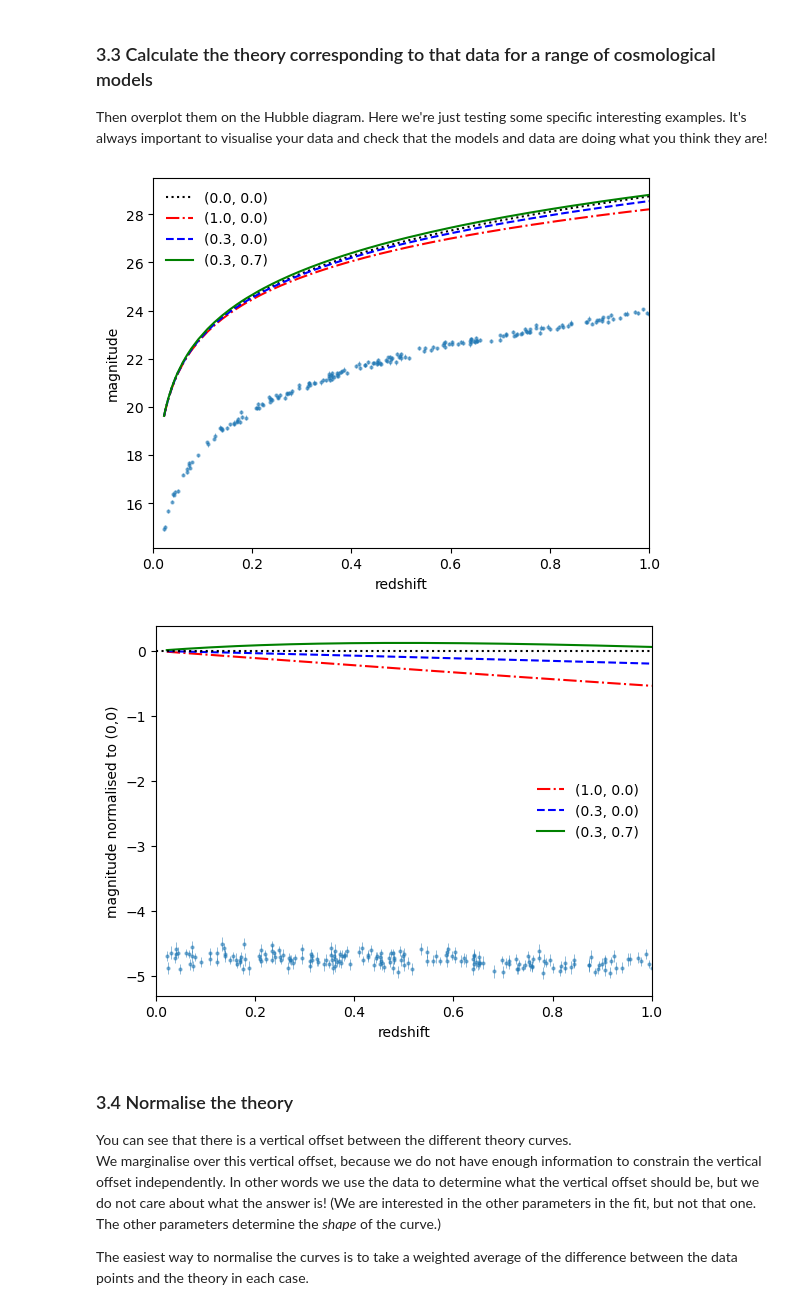
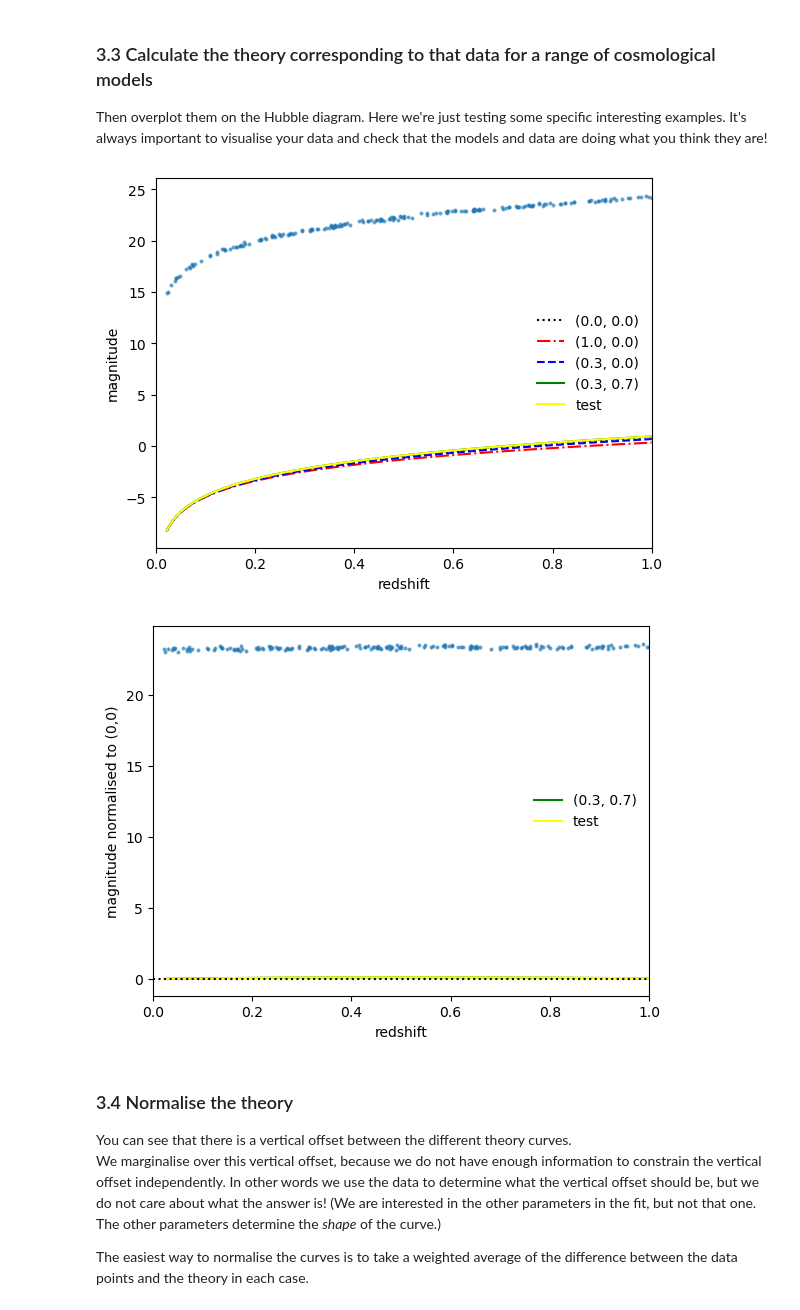
Before and after one commit to naidee/Cosmology-Project, a Jupyter notebook: cosmo/docs/notebooks/Fit_ModelsPrez.ipynb, the cells around one changed output. Saved outputs shown, nothing was run; the diff lists cells and outputs as text; code cells hidden in the pictures.

Commit message:
Real data fit marginalisation ready. Conformal time plots done

```diff
--- a/cosmo/docs/notebooks/Fit_ModelsPrez.ipynb
+++ b/cosmo/docs/notebooks/Fit_ModelsPrez.ipynb
@@ -20,7 +20,7 @@ Note that the absolute magnitude of the SNe is about -19.5, but it enters as an
 import numpy as np
 from matplotlib import pyplot as plt
 from scipy import integrate
-
+import math
 # And set some constants
 c = 299792.458 # km/s (speed of light)
 H0kmsmpc = 70.  # Hubble constant in km/s/Mpc
@@ -52,8 +52,36 @@ def dist_mod(zs, om=0.3, orr=0.0, ol=0.7, w0=-1.0, wa=0.0):
     lum_dist = D * (1 + zs)
     dist_mod = 5 * np.log10(lum_dist) # Distance modulus
     # Add an arbitrary constant that's approximately the log of c on Hubble constant minus absolute magnitude of -19.5
-    dist_mod = dist_mod + np.log(c/H0kmsmpc)-(-19.5)  # You can actually skip this step and it won't make a difference to our fitting
+    # dist_mod = dist_mod + np.log(c/H0kmsmpc)-(-19.5)  # You can actually skip this step and it won't make a difference to our fitting
     return dist_mod
+
+# The distance modulus
+def dist_mod_test(zs, om=0.3, orr=0.0, ol=0.7, w0=-1.0, wa=0.0):
+    """ Calculate the distance modulus, correcting for curvature"""
+    ok = 1.0 - om - orr - ol
+    keypoints = np.linspace(0.0,max(zs),100)
+    xxkey = np.array([integrate.quad(ezinv, 0, z, args=(om, orr, ol, w0, wa))[0] for z in keypoints])
+    xx = np.ones([len(zs)])
+    for i, z in enumerate(zs):
+        closeind = np.argmin(abs(z*np.ones([100]) - keypoints))
+        closexxkey = xxkey[closeind]
+        closez = keypoints[closeind]
+        if closez < z:
+            g = ((xxkey[closeind+1] - closexxkey)/(keypoints[closeind+1] - closez))
+            a = (closexxkey-(g*closez))
+            xx[i] = g*z + a
+        elif closez > z:
+            g = ((closexxkey - xxkey[closeind-1] )/(closez - keypoints[closeind-1]))
+            a = (closexxkey-(g*closez))
+            xx[i] = g*z + a
+        else:
+            xx[i] = closexxkey
+    D = Sk(xx, ok)
+    lum_dist = D * (1 + zs)
+    dist_mod = 5 * np.log10(lum_dist) # Distance modulus
+    # Add an arbitrary constant that's approximately the log of c on Hubble constant minus absolute magnitude of -19.5
+    # dist_mod = dist_mod + np.log(c/H0kmsmpc)-(-19.5)  # You can actually skip this step and it won't make a difference to our fitting
+    return dist_mod
 # %%
 w0=-1.0
 wa=0.0
@@ -89,7 +117,7 @@ def read_data(model_name):
     muerr=d[:,2]
     return zs, mu, muerr
 
-zs, mu, muerr = read_data('Data3')
+zs, mu, muerr = read_data('Data1')
 
 # Plot it to see what it looks like, this is called a Hubble diagram
 plt.errorbar(zs,mu,yerr=muerr,fmt='.',elinewidth=0.7,markersize=4,alpha=0.5)
@@ -106,35 +134,38 @@ It's always important to visualise your data and check that the models and data
 # %%
 mu_om00_ox00 = dist_mod(zs,om=0.0,ol=0.0)  # We're going to use this empty model as a benchmark to compare the others to
 mu_om10_ox00 = dist_mod(zs,om=1.0,ol=0.0)
 mu_om03_ox00 = dist_mod(zs,om=0.3,ol=0.0)
 mu_om03_ox07 = dist_mod(zs,om=0.3,ol=0.7)
+test = dist_mod_test(zs,om=0.3,ol=0.7)
 
 # Plot it to see what it looks like, this is called a Hubble diagram
 plt.errorbar(zs,mu,yerr=muerr,fmt='.',elinewidth=0.7,markersize=4,alpha=0.5)
 plt.plot(zs,mu_om00_ox00,':',color='black',label='(0.0, 0.0)')
 plt.plot(zs,mu_om10_ox00,'-.',color='red',label='(1.0, 0.0)')
 plt.plot(zs,mu_om03_ox00,'--',color='blue',label='(0.3, 0.0)')
 plt.plot(zs,mu_om03_ox07,'-',color='green',label='(0.3, 0.7)')
+plt.plot(zs,test,'-',color='yellow',label='test')
 plt.xlim(0,1.0)
 plt.xlabel('redshift')
 plt.ylabel('magnitude')
 plt.legend(frameon=False)
 plt.show()
 
 # Now plot a Hubble diagram relative to the empty model (i.e. subtract the empty model from all the data and models)
 plt.errorbar(zs,mu-mu_om00_ox00,yerr=muerr,fmt='.',elinewidth=0.7,markersize=4,alpha=0.5)
-plt.plot(zs,mu_om10_ox00-mu_om00_ox00,'-.',color='red',label='(1.0, 0.0)')
-plt.plot(zs,mu_om03_ox00-mu_om00_ox00,'--',color='blue',label='(0.3, 0.0)')
+# plt.plot(zs,mu_om10_ox00-mu_om00_ox00,'-.',color='red',label='(1.0, 0.0)')
+# plt.plot(zs,mu_om03_ox00-mu_om00_ox00,'--',color='blue',label='(0.3, 0.0)')
 plt.plot(zs,mu_om03_ox07-mu_om00_ox00,'-',color='green',label='(0.3, 0.7)')
+plt.plot(zs,test-mu_om00_ox00,'-',color='yellow',label='test')
 plt.axhline(y=0.0,ls=':',color='black')
 plt.xlim(0.0,1.0)
 plt.xlabel('redshift')
 plt.ylabel('magnitude normalised to (0,0)')
 plt.legend(frameon=False)
 plt.show()
 # %% [output]
-[figure, old version]
+[figure, new version]
-[figure, old version]
+[figure, new version]
 # %% [markdown]
 ### 3.4 Normalise the theory
 You can see that there is a vertical offset between the different theory curves.
```
Also changed, not shown: parts of 18 cells of this notebook, 3 other files.
